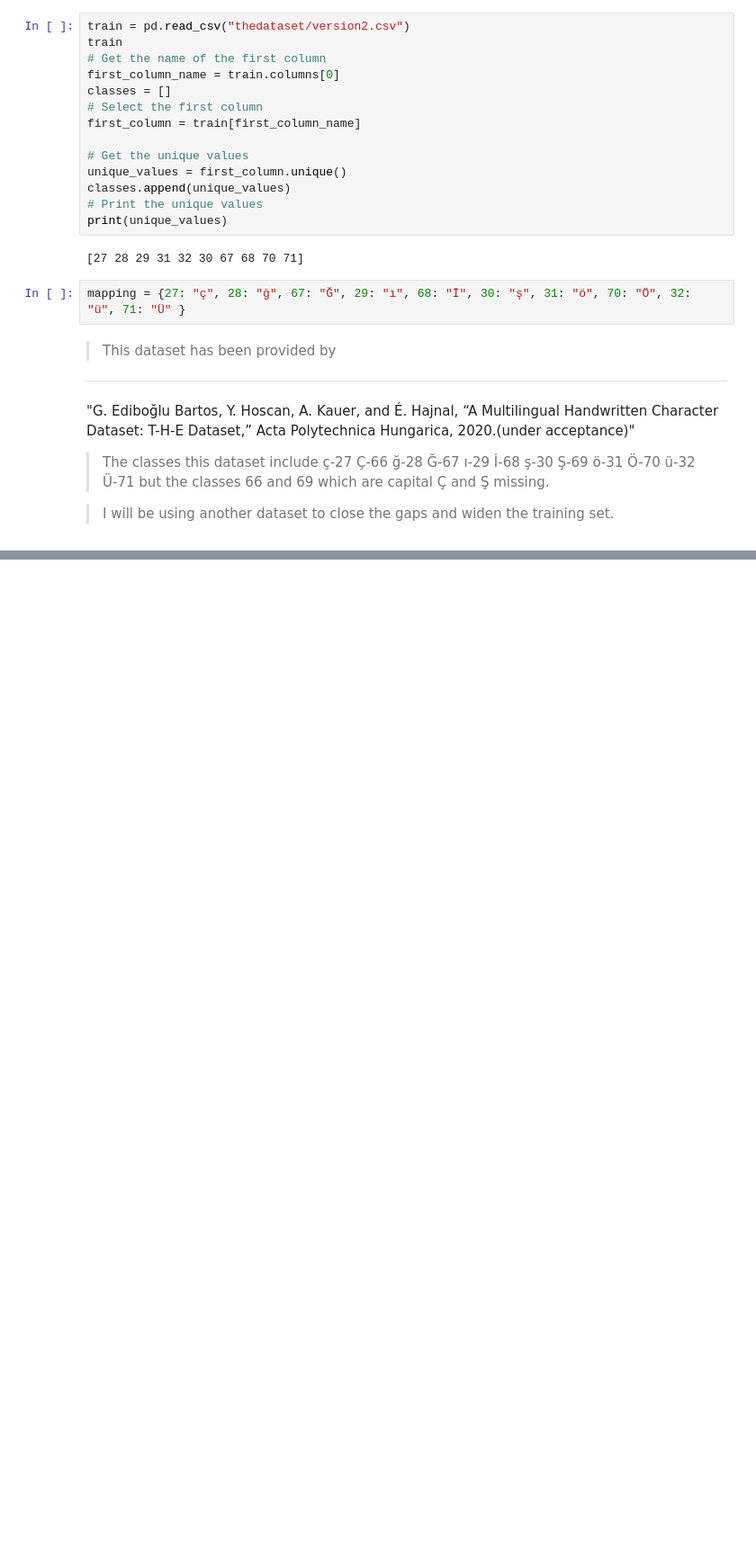
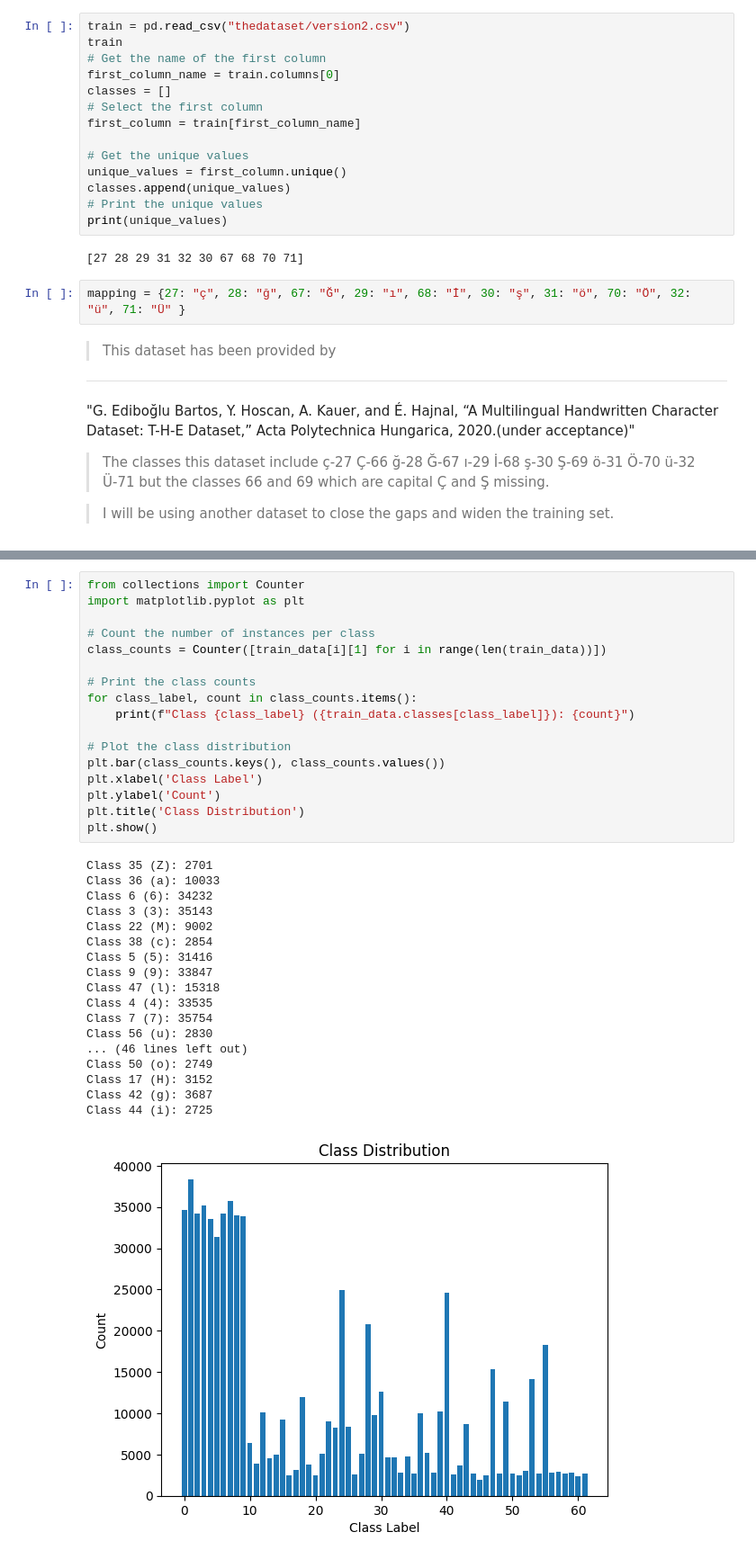
Before and after one commit to haldonmez/handwritten-letter-recognition-model, a Jupyter notebook: emnist-model-0.ipynb, the cells around one changed output, grey strips where cells are left out. Shown at 90% size. Drawn from its saved outputs; the diff is of its cells as text; blank space fills up the shorter version.

```diff
--- a/emnist-model-0.ipynb
+++ b/emnist-model-0.ipynb
@@ -50,0 +88,36 @@ Show_example_digits()
+# %%
+from collections import Counter
+import matplotlib.pyplot as plt
+
+# Count the number of instances per class
+class_counts = Counter([train_data[i][1] for i in range(len(train_data))])
+
+# Print the class counts
+for class_label, count in class_counts.items():
+    print(f"Class {class_label} ({train_data.classes[class_label]}): {count}")
+
+# Plot the class distribution
+plt.bar(class_counts.keys(), class_counts.values())
+plt.xlabel('Class Label')
+plt.ylabel('Count')
+plt.title('Class Distribution')
+plt.show()
+# %% [output]
+Class 35 (Z): 2701
+Class 36 (a): 10033
+Class 6 (6): 34232
+Class 3 (3): 35143
+Class 22 (M): 9002
+Class 38 (c): 2854
+Class 5 (5): 31416
+Class 9 (9): 33847
+Class 47 (l): 15318
+Class 4 (4): 33535
+Class 7 (7): 35754
+Class 56 (u): 2830
+... (46 lines left out)
+Class 50 (o): 2749
+Class 17 (H): 3152
+Class 42 (g): 3687
+Class 44 (i): 2725
+[figure, added]
```
Also changed, not shown: parts of 6 cells of this notebook, 1 other file.
